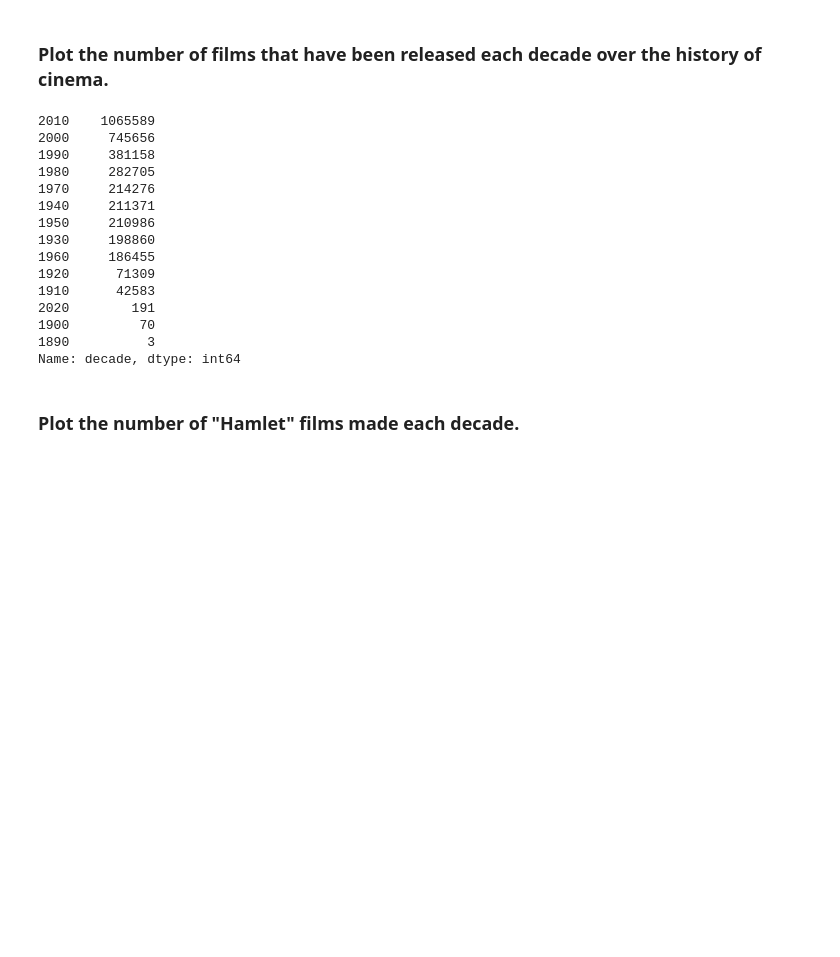
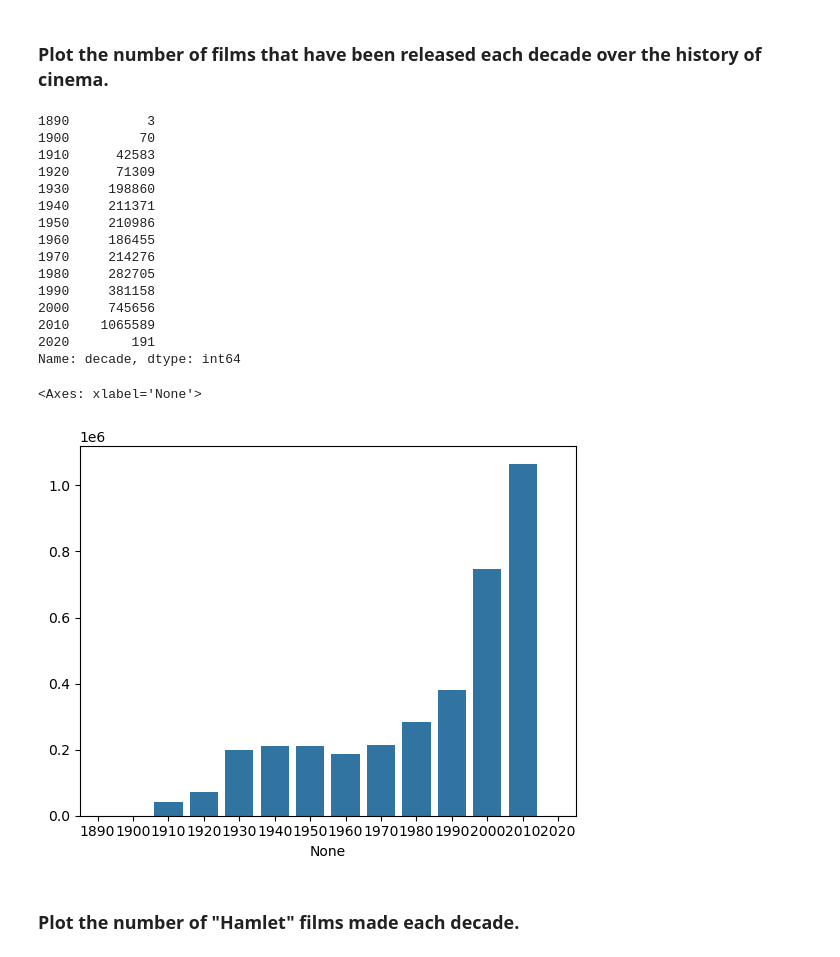
Before and after one commit to Vairabharathi-VR/Python_Assignments, a Jupyter notebook: Exercises-2.ipynb, the cells around one changed output. Saved outputs shown, nothing was run; the diff lists cells and outputs as text; code cells hidden in the pictures; blank space fills up the shorter version.

```diff
--- a/Exercises-2.ipynb
+++ b/Exercises-2.ipynb
@@ -90,26 +90,28 @@ import seaborn as sns
 df['decade'] = df['year']
 df1 = df
 df1['decade'] = df1.decade//10*10
-df2 = df1.dropna(subset='decade')
-df2 = df2['decade'].value_counts()
+df2 = df1['decade'].value_counts().sort_index()
 df2
 # %% [output]
-2010    1065589
-2000     745656
-1990     381158
-1980     282705
-1970     214276
+1890          3
+1900         70
+1910      42583
+1920      71309
+1930     198860
 1940     211371
 1950     210986
-1930     198860
 1960     186455
-1920      71309
-1910      42583
+1970     214276
+1980     282705
+1990     381158
+2000     745656
+2010    1065589
 2020        191
-1900         70
-1890          3
 Name: decade, dtype: int64
 # %%
-sns.barplot(x = 'decade', y = df2 , data = df1, errorbar=None)
+sns.barplot(x = df2.index, y = df2.values ,errorbar=None)
+# %% [output]
+<Axes: xlabel='None'>
+[figure, added]
 # %% [markdown]
 ### Plot the number of "Hamlet" films made each decade.
```
Also changed, not shown: parts of 20 cells of this notebook.
